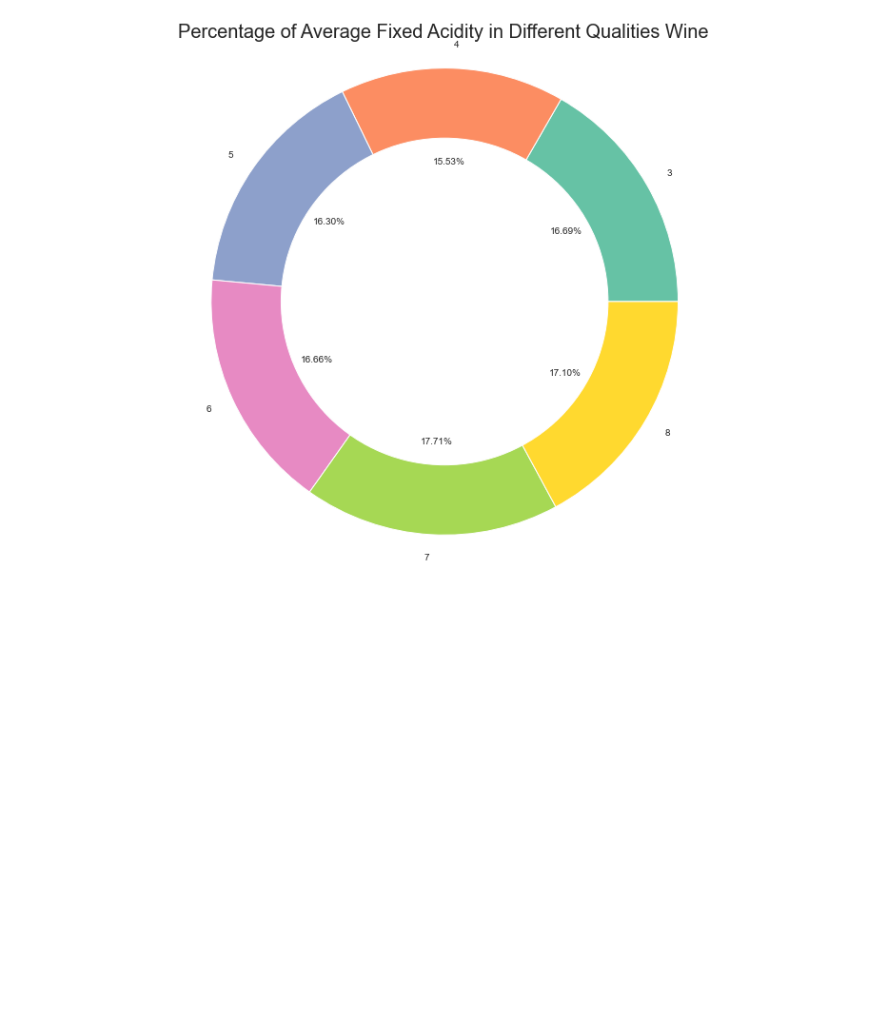
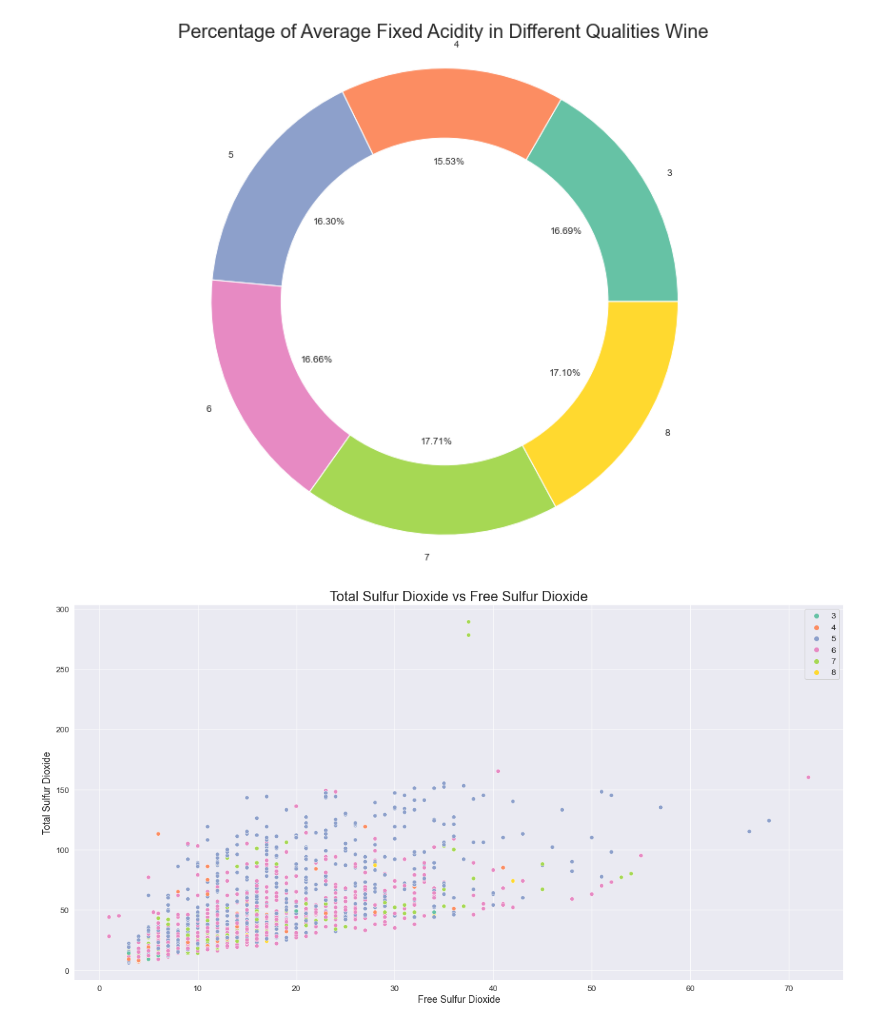
Before and after one commit to shamimsikder/Data-Visualization-Exercises, a Jupyter notebook: Wine Quality Data Visualization.ipynb, the cells around one changed output. Drawn from its saved outputs; the diff is of its cells as text; code cells hidden in the pictures; blank space fills up the shorter version.

Commit message:
Total Sulfur Dioxide vs Free Sulfur Dioxide

```diff
--- a/Wine Quality Data Visualization.ipynb
+++ b/Wine Quality Data Visualization.ipynb
@@ -262,3 +262,16 @@ plt.title("Percentage of Average Fixed Acidity in Different Qualities Wine",font
 plt.axis('equal');
 # %% [output]
 [figure]
+# %%
+plt.figure(figsize=(20,10))
+
+sns.scatterplot(y=data['total sulfur dioxide'],x=data["free sulfur dioxide"],hue=data['quality'],palette='Set2')
+
+plt.title("Total Sulfur Dioxide vs Free Sulfur Dioxide",fontsize=20)
+plt.xlabel("Free Sulfur Dioxide",fontsize=14)
+plt.xticks(fontsize=12)
+plt.ylabel("Total Sulfur Dioxide",fontsize=14)
+plt.yticks(fontsize=12)
+plt.legend(fontsize=12);
+# %% [output]
+[figure, added]
```
Also changed, not shown: parts of 1 cell of this notebook.
